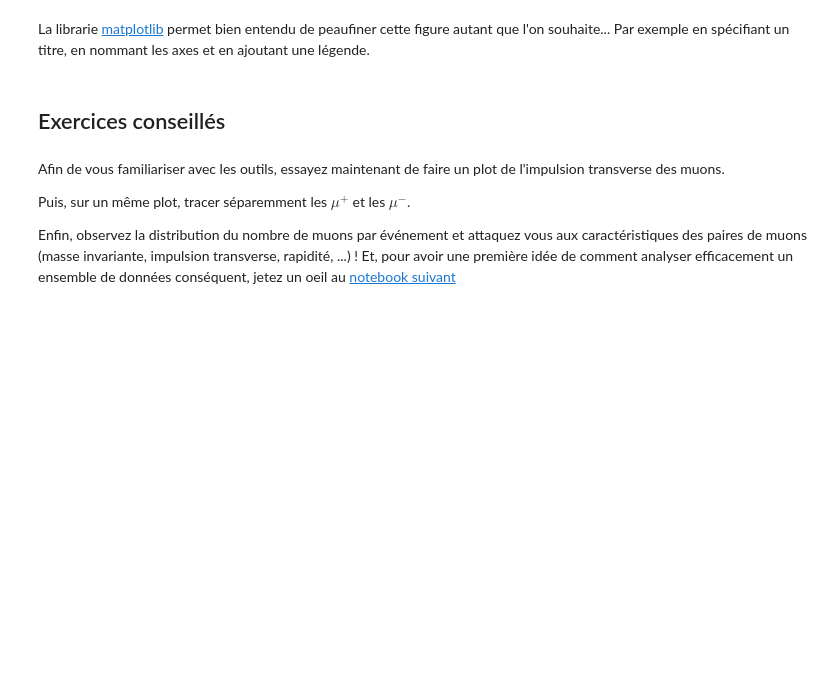
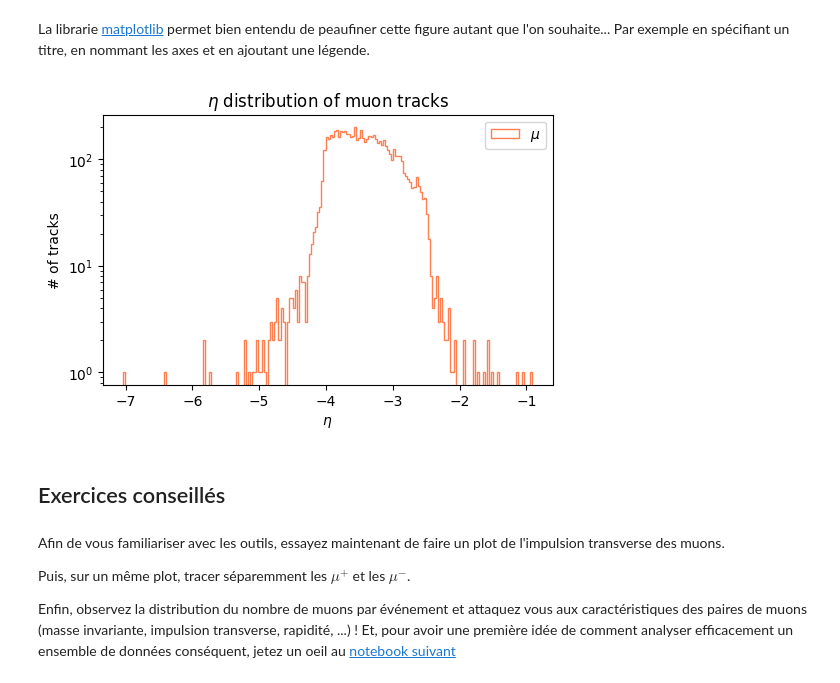
Before and after one commit to nantes-m2-rps-exp/qqbar2mumu-2023, a Jupyter notebook: notebooks/01-muon-eta-distribution.ipynb, the cells around one changed output. Cells and saved outputs as stored; diff of their text form; code cells hidden in the pictures; blank space fills up the shorter version.

```diff
--- a/notebooks/01-muon-eta-distribution.ipynb
+++ b/notebooks/01-muon-eta-distribution.ipynb
@@ -39,6 +49,6 @@ Les données à analyser/explorer/visualiser sont dans le répertoire `/pbs/thro
 # %% [markdown]
 ## Exploration rapide des données (i.e. le format des données)
 # %%
-file = uproot.open("/pbs/throng/training/nantes-m2-rps-exp/data/run291263.data.root")
+file = uproot.open("/pbs/throng/training/nantes-m2-rps-exp/data/run291263.mcnMuons.root")
 # %%
 file.keys()
@@ -117,12 +203,14 @@ La librarie [matplotlib](https://matplotlib.org) permet bien entendu de peaufine
 # %%
 fig = plt.figure(figsize=(5,3))
 axes = fig.add_axes([0.1,0.1,0.9,0.9])
 axes.set_title("$\eta$ distribution of muon tracks")
 axes.set_xlabel("$\eta$")
 axes.set_ylabel("# of tracks")
 axes.set_yscale("log")
-axes.hist(etas,bins=20,label="$\mu$",color='coral',histtype='step');
+axes.hist(etas,bins=200,label="$\mu$",color='coral',histtype='step');
 axes.legend();
+# %% [output]
+[figure, added]
 # %% [markdown]
 ## Exercices conseillés
 # %% [markdown]
```
Also changed, not shown: parts of 15 cells of this notebook, 6 other files.
